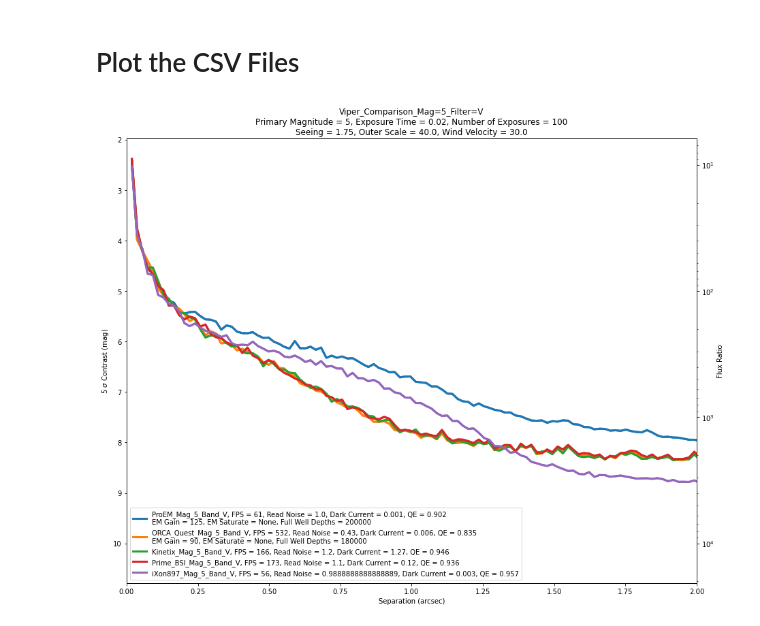
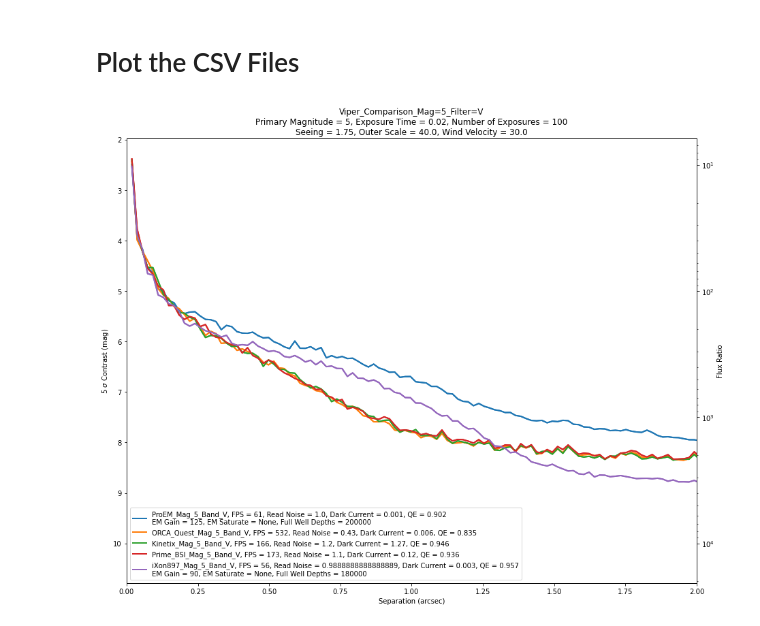
Before and after one commit to maxwellmb/specklepol, a Jupyter notebook: Spec_Int_CSV_Reader_Contrast_Curve_Generator.ipynb, the cells around one changed output. Saved outputs shown, nothing was run; the diff lists cells and outputs as text; code cells hidden in the pictures.

Commit message:
fixed legend for EMCCDs

```diff
--- a/Spec_Int_CSV_Reader_Contrast_Curve_Generator.ipynb
+++ b/Spec_Int_CSV_Reader_Contrast_Curve_Generator.ipynb
@@ -22,7 +22,8 @@ names = [
 "ORCA_Quest_Mag_5_Band_V",
 "Kinetix_Mag_5_Band_V",
 "Prime_BSI_Mag_5_Band_V",
-"iXon897_Mag_5_Band_V"
+"iXon897_Mag_5_Band_V",
+
 ]
 
 sigma = 5
@@ -70,11 +71,13 @@ titles = []
 detector_names = []
 detector_types = []
 for i in header_list:
+
     for j in i:
         if j.find("TITLE") == 0:
             start = j.find("'")
             stop = j.find("'", start+1, -1)
             titles.append(j[start+1:stop])
+
     for j in i:
         if j.find("WAVELNTH") == 0:
             start = j.find("'")
@@ -145,21 +148,33 @@ for i in header_list:
             start = j.find("'")
             stop = j.find(" ", start+1, -1)
             filter_names.append(j[start+1:stop])
+    x = True
     for j in i:
         if j.find("EMGAIN") == 0:
             start = j.find("'")
             stop = j.find(" ", start+1, -1)
             EM_gains.append(j[start+1:stop])
+            x = False
+    if x:
+        EM_gains.append("")
+    x = True
     for j in i:
         if j.find("EMSAT") == 0:
             start = j.find("'")
             stop = j.find(" ", start+1, -1)
             EM_saturates.append(j[start+1:stop])
+            x = False
+    if x:
+        EM_saturates.append("")
+    x = True
     for j in i:
         if j.find("FULLWELL") == 0:
             start = j.find("'")
             stop = j.find(" ", start+1, -1)
             full_well_depths.append(j[start+1:stop])
+            x = False
+    if x:
+        full_well_depths.append("")
     for j in i:
         if j.find("DETNAME") == 0:
             start = j.find("'")
@@ -175,27 +190,25 @@ for i in header_list:
 # %%
 fig, ax1 = plt.subplots(figsize=(15,12))
 for i in range(len(csv_arrays)):
     label = titles[i] + ", FPS = "+ fpss[i] + ", Read Noise = " + read_noises[i] + ", Dark Current = " + dark_currents[i] + ", QE = " + quantum_efficiencys[i]
-    try:
+    if EM_gains[i]:
         label = label + "\nEM Gain = " + EM_gains[i] + ", EM Saturate = " + EM_saturates[i] + ", Full Well Depths = " + full_well_depths[i]
-    except IndexError:
-        pass
-    plt.plot(csv_arrays[i][:,0], csv_arrays[i][:,1], label = label , lw=3)
+    plt.plot(csv_arrays[i][:,0], csv_arrays[i][:,1], label = label , lw=2)
 title = "\nPrimary Magnitude = " + str(mags[0]) +  ", Exposure Time = " + exposure_times[0] + ", Number of Exposures = " + exposure_numbers[0] + "\nSeeing = " + seeings[0] + ", Outer Scale = " + outer_scales[0] + ", Wind Velocity = " + velocitys[0]
 plt.xlim(0.0, 2.0)
 ax1.set_xlabel(r'Separation (arcsec)')
 ax1.set_ylabel(r'' + str(sigma) + ' $\sigma$ Contrast (mag)')
 ax1.tick_params(axis='y')
 plt.gca().invert_yaxis()
 plt.legend(loc='lower left')
 ax2 = ax1.twinx() # second y-axis
 for i in range(len(csv_arrays)):
-    plt.plot(csv_arrays[i][:,0], 10**(0.4*csv_arrays[i][:,1]) , lw=3)
+    plt.plot(csv_arrays[i][:,0], 10**(0.4*csv_arrays[i][:,1]) , lw=2)
 ax2.set_ylabel('Flux Ratio')
 ax2.tick_params(axis='y')
 plt.yscale("log")
 plt.gca().invert_yaxis()
 plt.title(saved_file_name + title)
 plt.savefig(saved_file_name + ".jpg", bbox_inches = 'tight',  dpi = 300)
 # %% [output]
-[figure, old version]
+[figure, new version]
```
Also changed, not shown: 1 other file.
